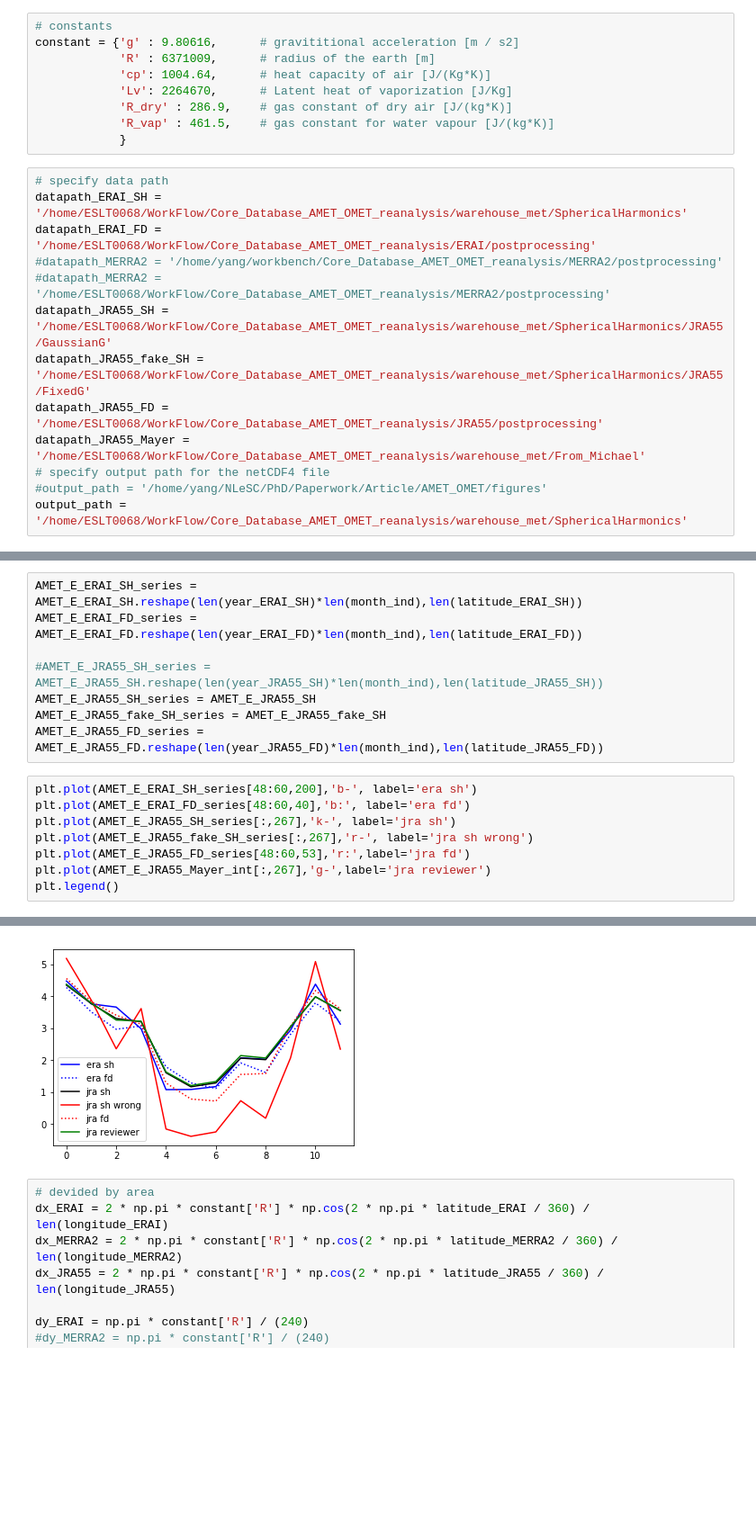
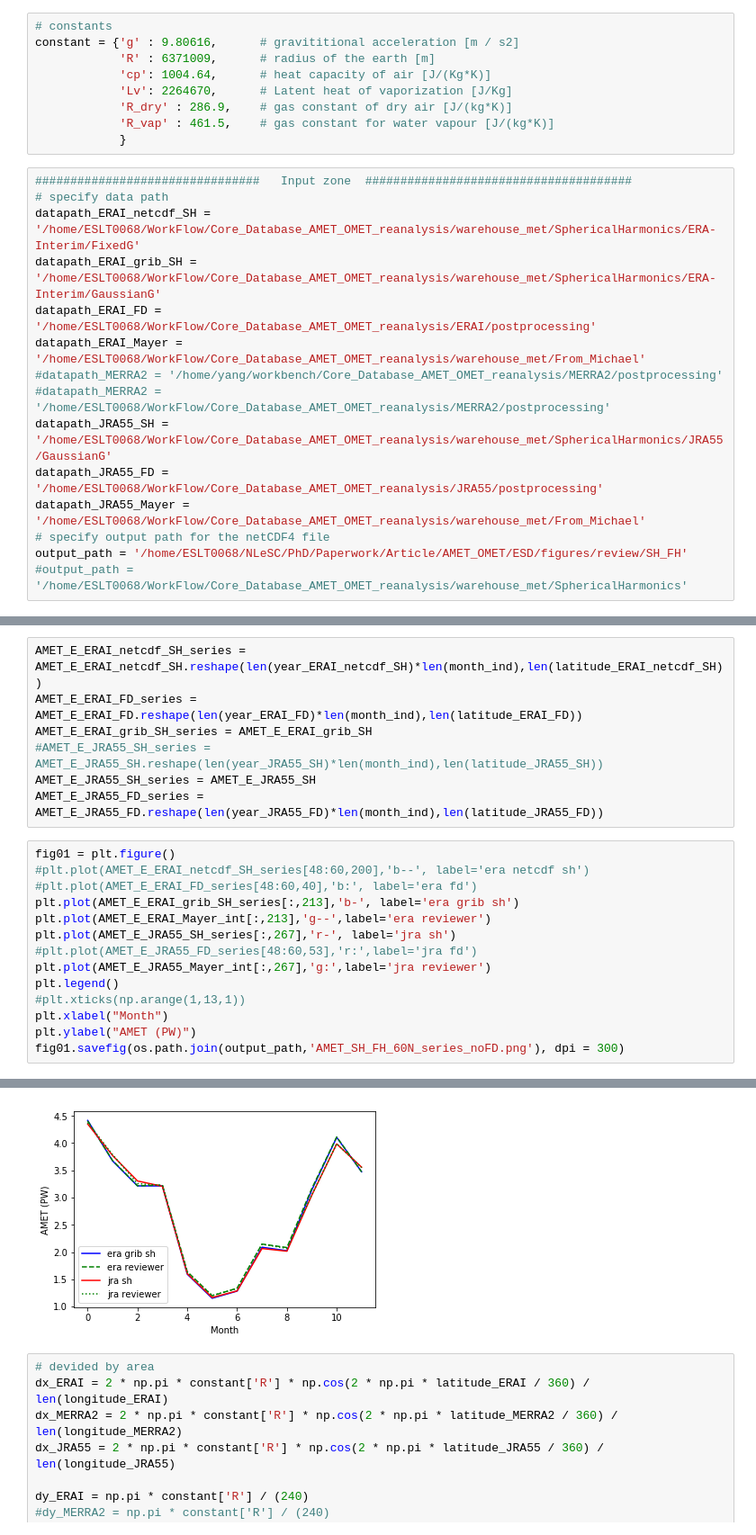
Before and after one commit to geek-yang/AirSeaFlow, a Jupyter notebook: MET_revise/ESD/revision/compare_AMET_SH_FD.ipynb, the cells around one changed output, grey strips where cells are left out. Shown at 90% size. Cells and saved outputs as stored; diff of their text form; blank space fills up the shorter version.

Commit message:
paper 1 revision

```diff
--- a/MET_revise/ESD/revision/compare_AMET_SH_FD.ipynb
+++ b/MET_revise/ESD/revision/compare_AMET_SH_FD.ipynb
@@ -56,16 +56,18 @@ constant = {'g' : 9.80616,      # gravititional acceleration [m / s2]
             'R_vap' : 461.5,    # gas constant for water vapour [J/(kg*K)]
             }
 # %%
+################################   Input zone  ######################################
 # specify data path
-datapath_ERAI_SH = '/home/ESLT0068/WorkFlow/Core_Database_AMET_OMET_reanalysis/warehouse_met/SphericalHarmonics'
+datapath_ERAI_netcdf_SH = '/home/ESLT0068/WorkFlow/Core_Database_AMET_OMET_reanalysis/warehouse_met/SphericalHarmonics/ERA-Interim/FixedG'
+datapath_ERAI_grib_SH = '/home/ESLT0068/WorkFlow/Core_Database_AMET_OMET_reanalysis/warehouse_met/SphericalHarmonics/ERA-Interim/GaussianG'
 datapath_ERAI_FD = '/home/ESLT0068/WorkFlow/Core_Database_AMET_OMET_reanalysis/ERAI/postprocessing'
+datapath_ERAI_Mayer = '/home/ESLT0068/WorkFlow/Core_Database_AMET_OMET_reanalysis/warehouse_met/From_Michael'
 #datapath_MERRA2 = '/home/yang/workbench/Core_Database_AMET_OMET_reanalysis/MERRA2/postprocessing'
 #datapath_MERRA2 = '/home/ESLT0068/WorkFlow/Core_Database_AMET_OMET_reanalysis/MERRA2/postprocessing'
 datapath_JRA55_SH = '/home/ESLT0068/WorkFlow/Core_Database_AMET_OMET_reanalysis/warehouse_met/SphericalHarmonics/JRA55/GaussianG'
-datapath_JRA55_fake_SH = '/home/ESLT0068/WorkFlow/Core_Database_AMET_OMET_reanalysis/warehouse_met/SphericalHarmonics/JRA55/FixedG'
 datapath_JRA55_FD = '/home/ESLT0068/WorkFlow/Core_Database_AMET_OMET_reanalysis/JRA55/postprocessing'
 datapath_JRA55_Mayer = '/home/ESLT0068/WorkFlow/Core_Database_AMET_OMET_reanalysis/warehouse_met/From_Michael'
 # specify output path for the netCDF4 file
-#output_path = '/home/yang/NLeSC/PhD/Paperwork/Article/AMET_OMET/figures'
-output_path = '/home/ESLT0068/WorkFlow/Core_Database_AMET_OMET_reanalysis/warehouse_met/SphericalHarmonics'
+output_path = '/home/ESLT0068/NLeSC/PhD/Paperwork/Article/AMET_OMET/ESD/figures/review/SH_FH'
+#output_path = '/home/ESLT0068/WorkFlow/Core_Database_AMET_OMET_reanalysis/warehouse_met/SphericalHarmonics'
 # %%
@@ -217,19 +254,24 @@ for i in np.arange(len(year_ERAI_FD)):
     for j in month_ind:
         AMET_E_ERAI_FD_white[i,j,:] = AMET_E_ERAI_FD[i,j,:] - AMET_E_ERAI_FD_seansonal_cycle[j,:]
 # %%
-AMET_E_ERAI_SH_series = AMET_E_ERAI_SH.reshape(len(year_ERAI_SH)*len(month_ind),len(latitude_ERAI_SH))
+AMET_E_ERAI_netcdf_SH_series = AMET_E_ERAI_netcdf_SH.reshape(len(year_ERAI_netcdf_SH)*len(month_ind),len(latitude_ERAI_netcdf_SH))
 AMET_E_ERAI_FD_series = AMET_E_ERAI_FD.reshape(len(year_ERAI_FD)*len(month_ind),len(latitude_ERAI_FD))
-
+AMET_E_ERAI_grib_SH_series = AMET_E_ERAI_grib_SH
 #AMET_E_JRA55_SH_series = AMET_E_JRA55_SH.reshape(len(year_JRA55_SH)*len(month_ind),len(latitude_JRA55_SH))
 AMET_E_JRA55_SH_series = AMET_E_JRA55_SH
-AMET_E_JRA55_fake_SH_series = AMET_E_JRA55_fake_SH
 AMET_E_JRA55_FD_series = AMET_E_JRA55_FD.reshape(len(year_JRA55_FD)*len(month_ind),len(latitude_JRA55_FD))
 # %%
-plt.plot(AMET_E_ERAI_SH_series[48:60,200],'b-', label='era sh')
-plt.plot(AMET_E_ERAI_FD_series[48:60,40],'b:', label='era fd')
-plt.plot(AMET_E_JRA55_SH_series[:,267],'k-', label='jra sh')
-plt.plot(AMET_E_JRA55_fake_SH_series[:,267],'r-', label='jra sh wrong')
-plt.plot(AMET_E_JRA55_FD_series[48:60,53],'r:',label='jra fd')
-plt.plot(AMET_E_JRA55_Mayer_int[:,267],'g-',label='jra reviewer')
+fig01 = plt.figure()
+#plt.plot(AMET_E_ERAI_netcdf_SH_series[48:60,200],'b--', label='era netcdf sh')
+#plt.plot(AMET_E_ERAI_FD_series[48:60,40],'b:', label='era fd')
+plt.plot(AMET_E_ERAI_grib_SH_series[:,213],'b-', label='era grib sh')
+plt.plot(AMET_E_ERAI_Mayer_int[:,213],'g--',label='era reviewer')
+plt.plot(AMET_E_JRA55_SH_series[:,267],'r-', label='jra sh')
+#plt.plot(AMET_E_JRA55_FD_series[48:60,53],'r:',label='jra fd')
+plt.plot(AMET_E_JRA55_Mayer_int[:,267],'g:',label='jra reviewer')
 plt.legend()
+#plt.xticks(np.arange(1,13,1))
+plt.xlabel("Month")
+plt.ylabel("AMET (PW)")
+fig01.savefig(os.path.join(output_path,'AMET_SH_FH_60N_series_noFD.png'), dpi = 300)
 # %% [output]
@@ -237,4 +278,4 @@ plt.legend()
-[figure, old version]
+[figure, new version]
 # %%
 # devided by area
 dx_ERAI = 2 * np.pi * constant['R'] * np.cos(2 * np.pi * latitude_ERAI / 360) / len(longitude_ERAI)
```
Also changed, not shown: parts of 9 cells of this notebook.
